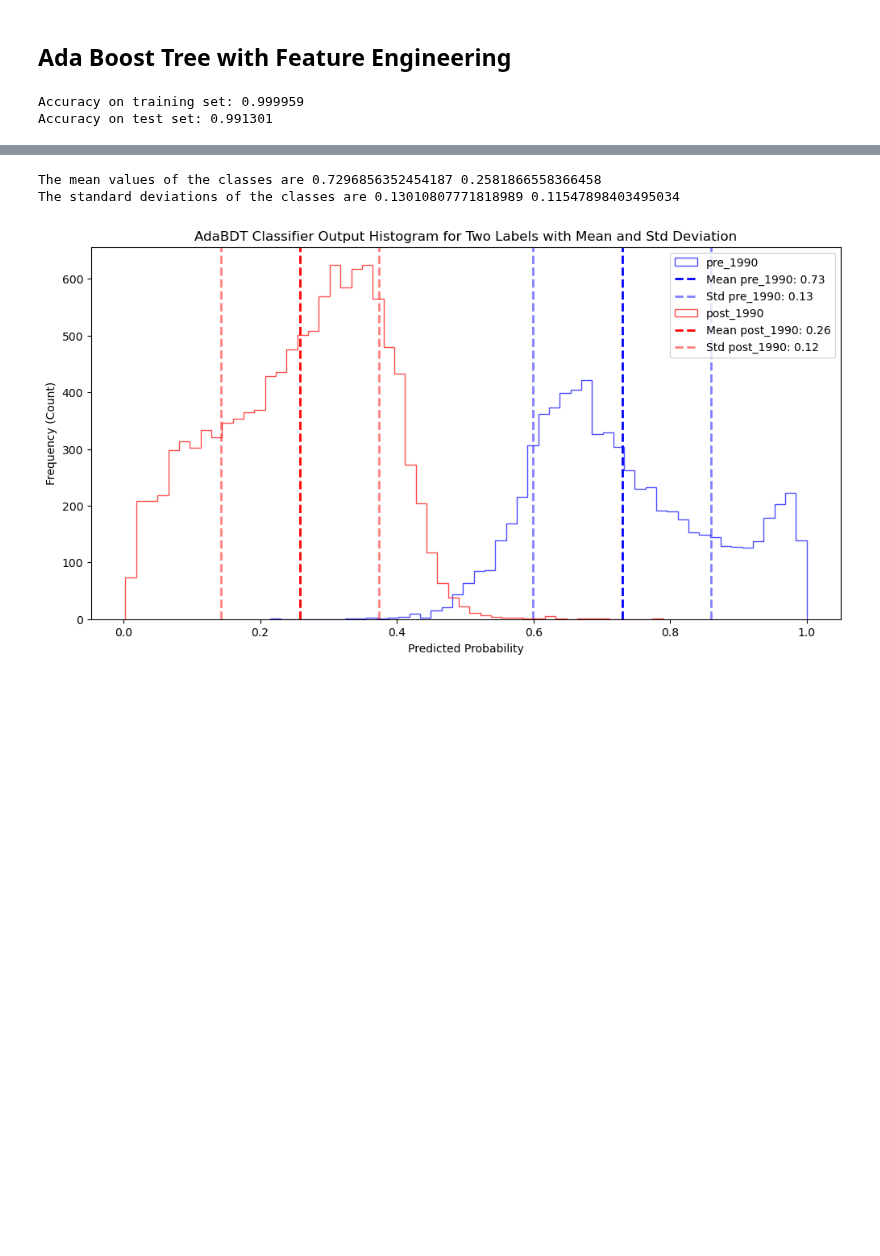
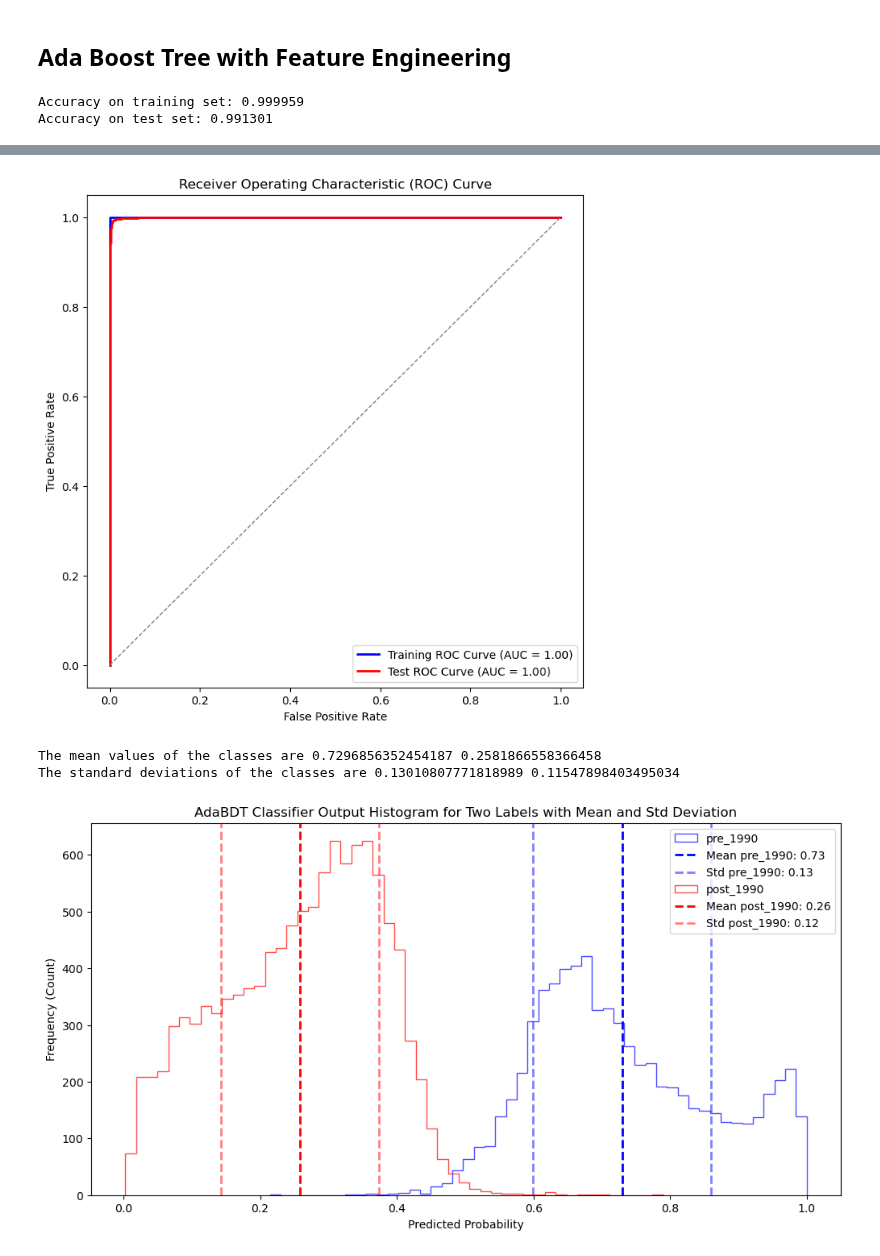
Before and after one commit to Iarla-Boyce/MSc-Project, a Jupyter notebook: Tree Engineering.ipynb, the cells around one changed output, grey strips where cells are left out. Cells and saved outputs as stored; diff of their text form; code cells hidden in the pictures; blank space fills up the shorter version.

```diff
--- a/Tree Engineering.ipynb
+++ b/Tree Engineering.ipynb
@@ -592,3 +625,32 @@ Accuracy on test set: 0.991301
+# %%
+le = LabelEncoder()
+y_train_binary = le.fit_transform(y_train)
+y_test_binary = le.transform(y_test)
+
+# Get the predicted probabilities for the positive class for both training and test sets
+y_train_prob = adaboost_classifier.predict_proba(X_train)[:, 1]
+y_test_prob = adaboost_classifier.predict_proba(X_test)[:, 1]
+
+# Compute the ROC curve for both training and test sets
+fpr_train, tpr_train, thresholds_train = roc_curve(y_train_binary, y_train_prob)
+fpr_test, tpr_test, thresholds_test = roc_curve(y_test_binary, y_test_prob)
+
+# Calculate the area under the curve (AUC) for both training and test sets
+auc_train = auc(fpr_train, tpr_train)
+auc_test = auc(fpr_test, tpr_test)
+
+# Plot ROC curves
+plt.figure(figsize=(8, 8))
+plt.plot(fpr_train, tpr_train, color='blue', lw=2, label=f'Training ROC Curve (AUC = {auc_train:.2f})')
+plt.plot(fpr_test, tpr_test, color='red', lw=2, label=f'Test ROC Curve (AUC = {auc_test:.2f})')
+plt.plot([0, 1], [0, 1], color='gray', lw=1, linestyle='--')
+plt.xlabel('False Positive Rate')
+plt.ylabel('True Positive Rate')
+plt.title('Receiver Operating Characteristic (ROC) Curve')
+plt.legend(loc='lower right')
+plt.show()
+# %% [output]
+[figure, added]
 # %%
 # Get the predicted probabilities for the positive class for the test set
 y_test_prob = adaboost_classifier.predict_proba(X_test)[:, 1]
```
Also changed, not shown: parts of 1 cell of this notebook.
